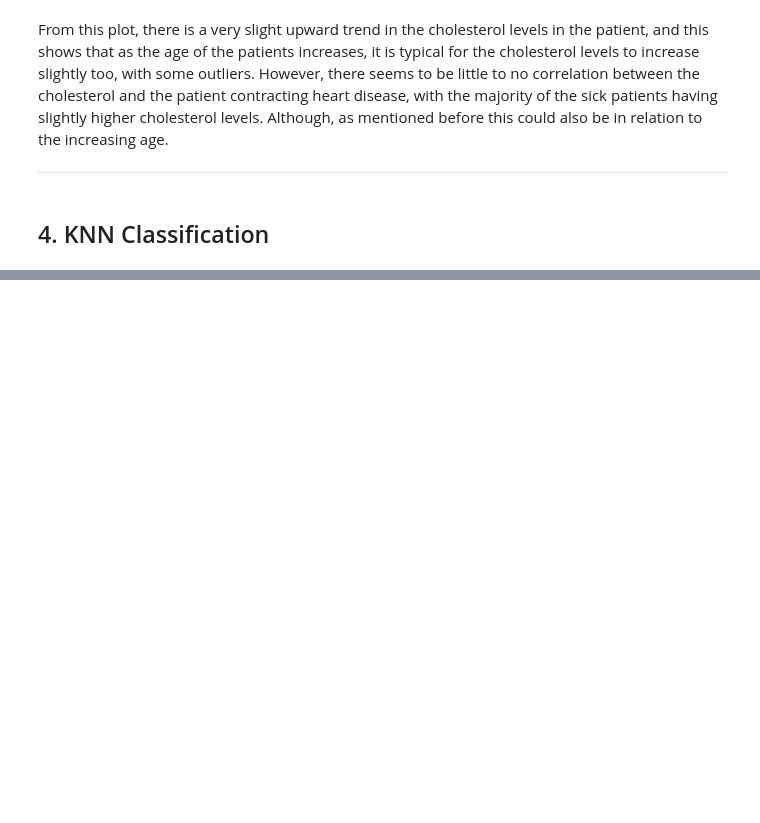
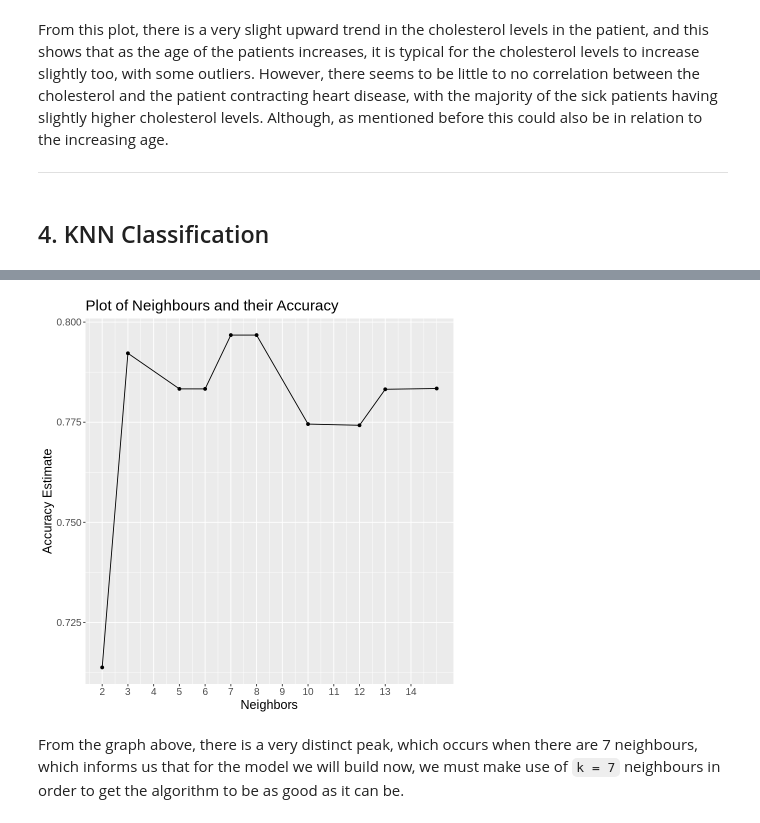
Before and after one commit to Sparsh-I/dsci-group-38, a Jupyter notebook: group_report.ipynb, the cells around one changed output, grey strips where cells are left out. Cells and saved outputs as stored; diff of their text form; code cells hidden in the pictures; blank space fills up the shorter version.

```diff
--- a/group_report.ipynb
+++ b/group_report.ipynb
@@ -163,0 +168,5 @@ ________________________________________________________________________________
+# %%
+heart_recipe <- recipe(health ~ ., data = heart_data_training) |>
+    step_scale(all_predictors()) |>
+    step_center(all_predictors())
+heart_recipe
@@ -163,0 +188,4 @@ ________________________________________________________________________________
+# %%
+set.seed(29) # do not change [use this seed throughout]
+
+heart_vfold <- vfold_cv(heart_data_training, v = 5, strata = health)
@@ -163,0 +197,14 @@ ________________________________________________________________________________
+# %%
+set.seed(29) # do not change [use this seed throughout]
+
+knn_tune <- nearest_neighbor(weight_func = "rectangular", neighbors = tune()) |>
+    set_engine("kknn") |>
+    set_mode("classification")
+knn_tune
+
+knn_results <- workflow() |>
+    add_recipe(heart_recipe) |>
+    add_model(knn_tune) |>
+    tune_grid(resamples = heart_vfold, grid = 10) |>
+    collect_metrics()
+knn_results
@@ -163,0 +232,16 @@ ________________________________________________________________________________
+# %%
+accuracies <- knn_results |>
+    filter(.metric == "accuracy")
+
+accuracy_versus_k <- ggplot(accuracies, aes(x = neighbors, y = mean))+
+    geom_point() +
+    geom_line() +
+    labs(x = "Neighbors", y = "Accuracy Estimate") +
+    ggtitle("Plot of Neighbours and their Accuracy") +
+    scale_x_continuous(breaks = seq(2, 14, by = 1)) +
+    theme(text = element_text(size = 15))
+accuracy_versus_k
+# %% [output]
+[figure, added]
+# %% [markdown]
+From the graph above, there is a very distinct peak, which occurs when there are 7 neighbours, which informs us that for the model we will build now, we must make use of `k = 7` neighbours in order to get the algorithm to be as good as it can be.
```
Also changed, not shown: parts of 28 cells of this notebook.
